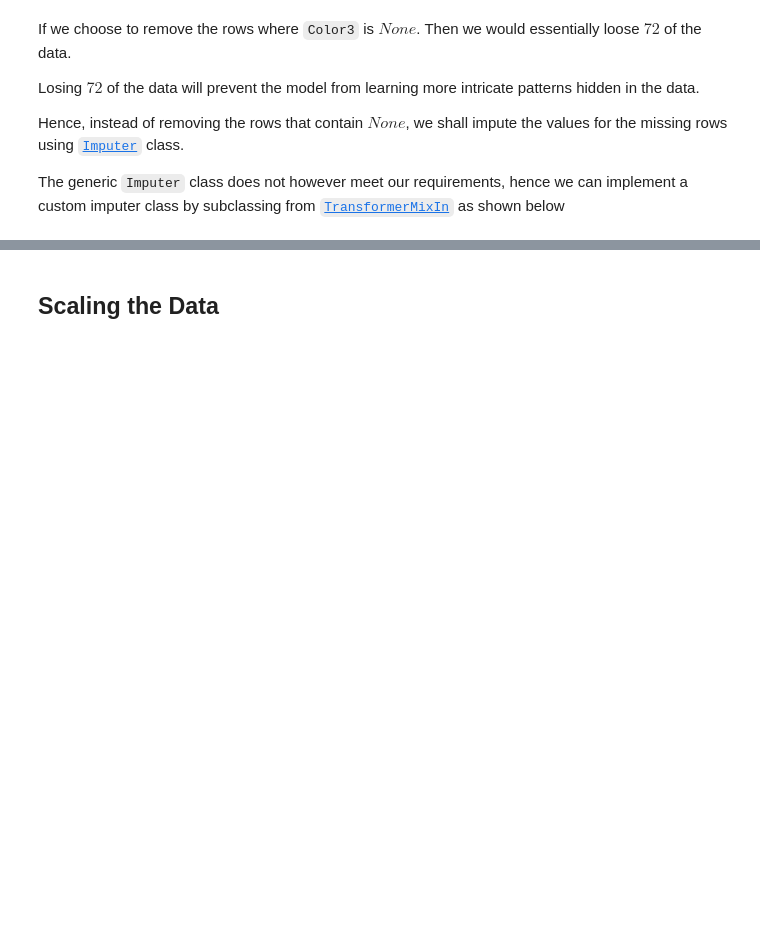
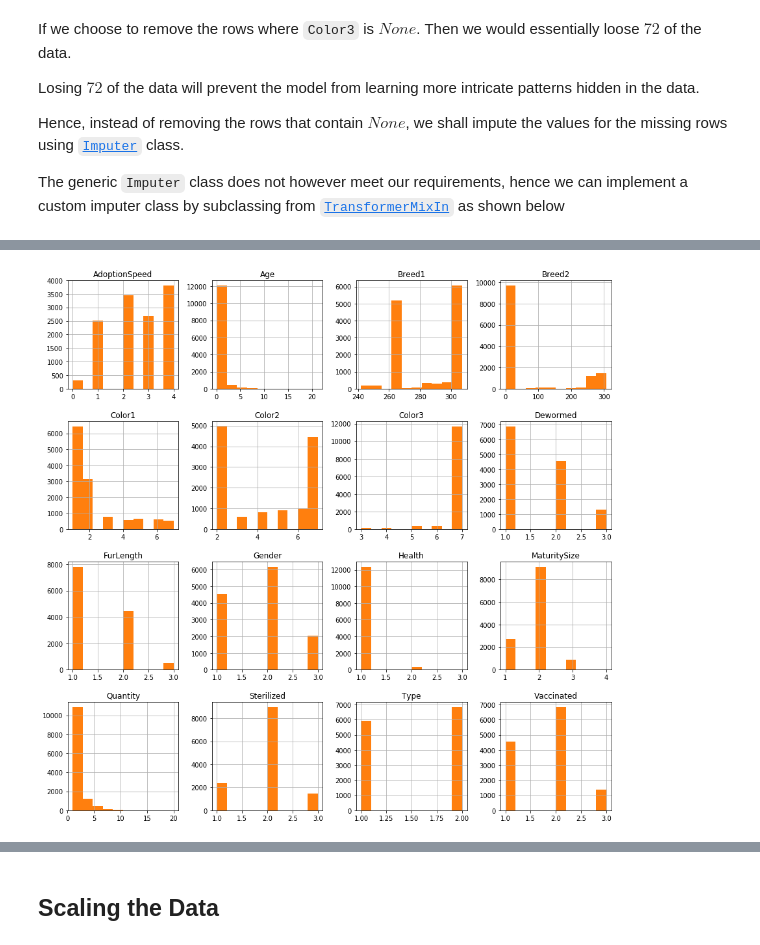
Before and after one commit to maheshbabugorantla/PetAdoption-Prediction, a Jupyter notebook: Kaggle-Notebook.ipynb, the cells around one changed output, grey strips where cells are left out. Drawn from its saved outputs; the diff is of its cells as text; code cells hidden in the pictures; blank space fills up the shorter version.

```diff
--- a/Kaggle-Notebook.ipynb
+++ b/Kaggle-Notebook.ipynb
@@ -388,0 +390,4 @@ dtype: int64
+# %%
+_ = cat_breeds.hist(figsize=(15, 15), color='C1')
+# %% [output]
+[figure, added]
```
Also changed, not shown: parts of 9 cells of this notebook.
